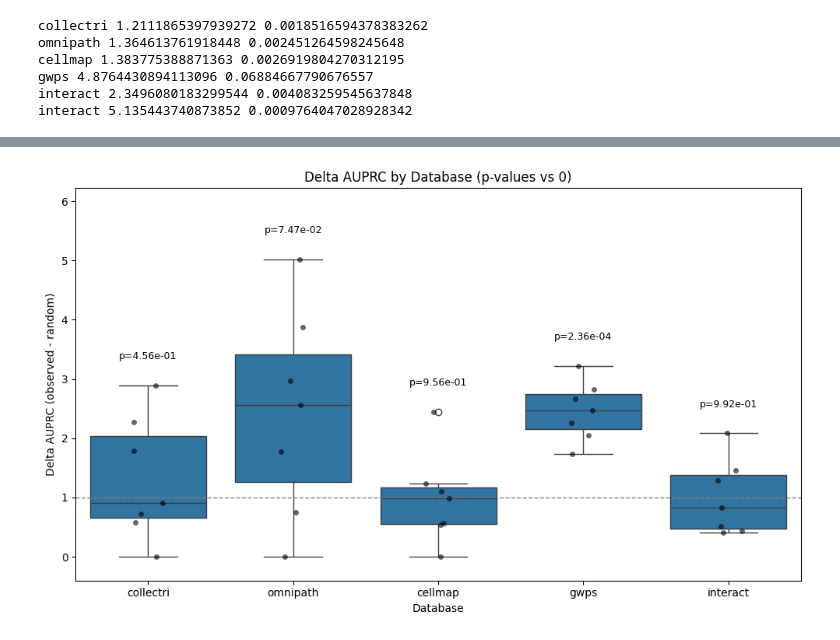
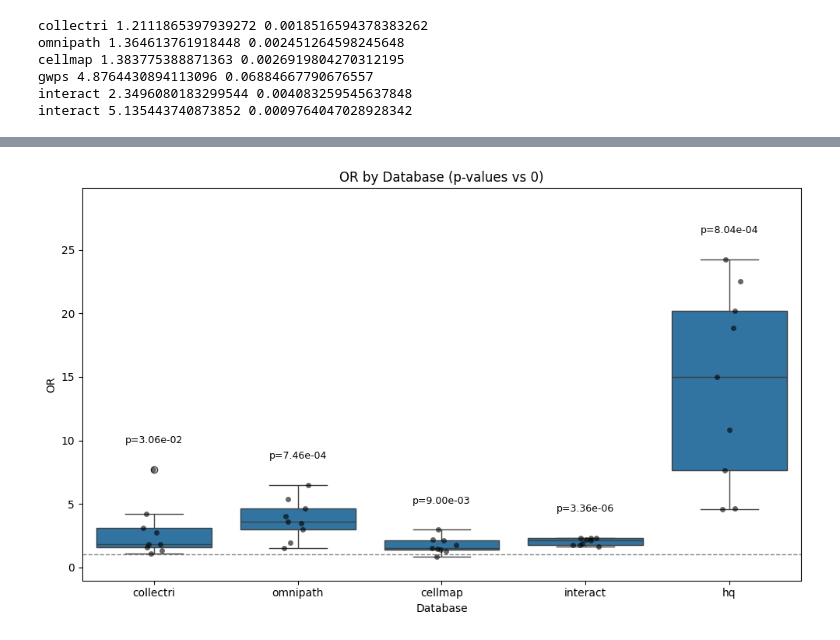
Before and after one commit to cantinilab/scPRINT, a Jupyter notebook: notebooks/scPRINT-2-repro-notebooks/gene_networks.ipynb, the cells around one changed output, grey strips where cells are left out. Cells and saved outputs as stored; diff of their text form; code cells hidden in the pictures.

```diff
--- a/notebooks/scPRINT-2-repro-notebooks/gene_networks.ipynb
+++ b/notebooks/scPRINT-2-repro-notebooks/gene_networks.ipynb
@@ -348,0 +319,2 @@ AnnData object with n_obs × n_vars = 3567 × 70116
+# %%
+LOC = "/pasteur/appa/scratch/jkalfon/data/"
@@ -448,6 +433,3 @@ print(BenGRN(grn).compare_to(gt_inter_high_qual))
-# %%
-for k, v in metrics.items():
-    print(k.split("_")[1], float(v["epr"]), float(v["auprc"]))
 # %%
 # most var across, full
 for k, v in metrics.items():
@@ -662,0 +1312,13 @@ df
+# %%
+show = {}
+for k, v in metrics_v2.items():
+    gt = k.split("_")[-1]
+    if gt + "_auprc" in show:
+        show[gt + "_auprc"].append(v["auprc"] / v["rand_precision"])
+    else:
+        show[gt + "_auprc"] = [v["auprc"] / v["rand_precision"]]
+    if gt + "_odd_ratio" in show:
+        show[gt + "_odd_ratio"].append(v["odd_ratio"])
+    else:
+        show[gt + "_odd_ratio"] = [v["odd_ratio"]]
+    print(k)
@@ -662,0 +1366,2 @@ df
+# %%
+df_long = pd.concat([df_long, df_long2])
@@ -664,53 +1410,54 @@ df
 import seaborn as sns
 import pandas as pd
 import matplotlib.pyplot as plt
+from scipy.stats import ttest_1samp
 
 df = pd.DataFrame(
     {i: v for i, v in show.items() if "_odd_ratio" in i},
     index=[
-        "myeloid cell",
-        "neoplastic cell",
-        "oligodendrocyte precursor cell",
-        "astrocyte",
-        "oligodendrocyte",
-        "vascular lymphangioblast",
-        "neuron",
+        "Loop of Henle",
+        "Epithelial cell",
+        "Intercalated cell",
+        "Endothelial cell (APC)",
+        "Monocyte",
+        "Macrophage",
+        "Smooth muscle cell",
+        "Dendritic cell",
+        "Sinusoidal endothelial cell",
     ],
 )
 
 # Clean column names (remove '_auprc' suffix)
 df.columns = [col.replace("_odd_ratio", "") for col in df.columns]
 
 # Long format for seaborn
-df_long = df.reset_index().melt(
-    id_vars="index", var_name="Database", value_name="DeltaEPR"
-)
+df_long = df.reset_index().melt(id_vars="index", var_name="Database", value_name="OR")
 df_long = df_long.rename(columns={"index": "Cell Type"})
 
 plt.figure(figsize=(10, 6))
-ax = sns.boxplot(data=df_long, x="Database", y="DeltaEPR")
-sns.stripplot(data=df_long, x="Database", y="DeltaEPR", color="k", alpha=0.6, size=5)
+ax = sns.boxplot(data=df_long, x="Database", y="OR")
+sns.stripplot(data=df_long, x="Database", y="OR", color="k", alpha=0.6, size=5)
 
 # Reference line at 1
 ax.axhline(1, ls="--", c="gray", lw=1)
 
 # Compute and annotate p-values (one-sample test vs 0)
-max_y = df_long["DeltaEPR"].max()
-min_y = df_long["DeltaEPR"].min()
+max_y = df_long["OR"].max()
+min_y = df_long["OR"].min()
 span = max(max_y - min_y, 1e-6)
 offset = 0.08 * span
 
 for i, col in enumerate(df.columns):
     x = df[col].dropna().values
     stat, p = ttest_1samp(x, 1.0, nan_policy="omit")
     y = df[col].max() + offset
     ax.text(i, y, f"p={p:.2e}", ha="center", va="bottom", fontsize=9)
 
 ax.set_ylim(min_y - offset, max_y + 3 * offset)
-plt.title("Delta AUPRC by Database (p-values vs 0)")
+plt.title("OR by Database (p-values vs 1)")
 plt.xlabel("Database")
-plt.ylabel("Delta AUPRC (observed - random)")
+plt.ylabel("OR")
 plt.tight_layout()
 plt.show()
 # %% [output]
-[figure, old version]
+[figure, new version]
```
Also changed, not shown: parts of 40 cells of this notebook, 11 other files.
